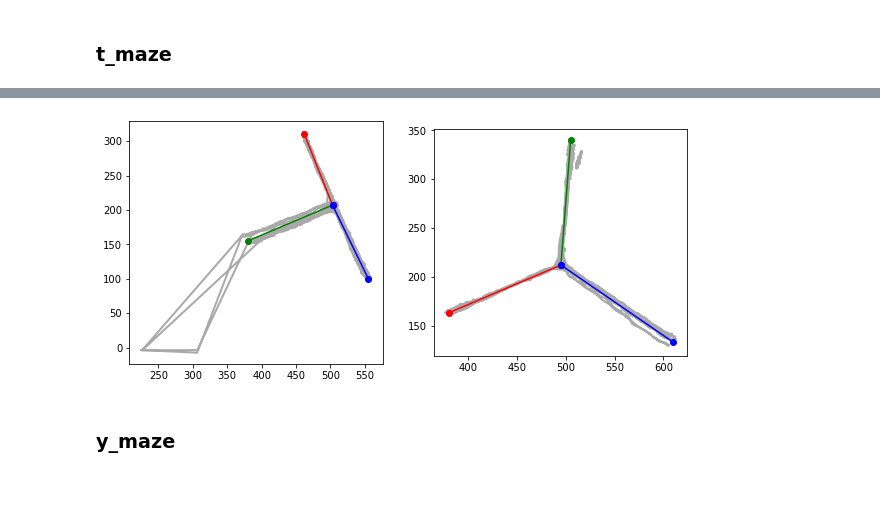
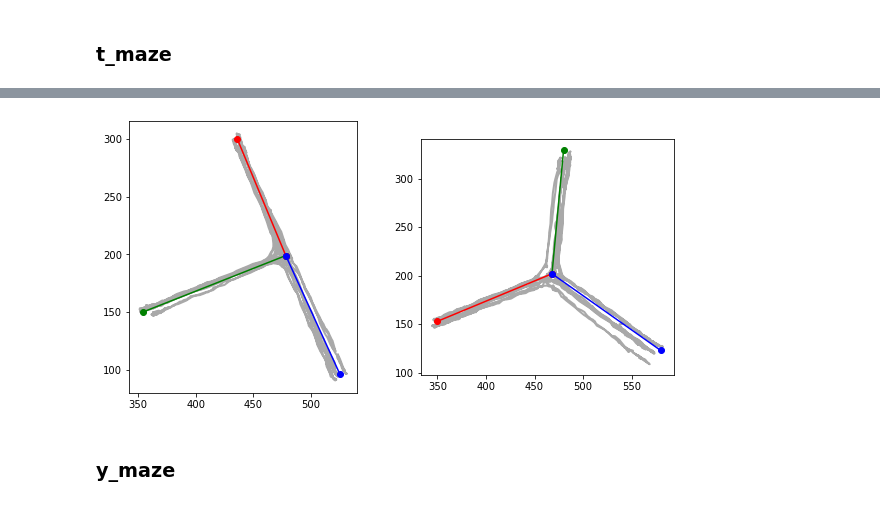
Before and after one commit to cantin-ortiz/cajal_inscopix, a Jupyter notebook: projection_maze.ipynb, the cells around one changed output, grey strips where cells are left out. Drawn from its saved outputs; the diff is of its cells as text; code cells hidden in the pictures.

Commit message:
Almsot final project

```diff
--- a/projection_maze.ipynb
+++ b/projection_maze.ipynb
@@ -17,7 +17,9 @@ import seaborn as sns
 # %%
 # cur_dir = 'C:/Users/cortiz/Projects/inscopix_project_cajal/data/20211204/mouse_02_IL'
 # cur_dir = 'C:/Users/cortiz/Projects/inscopix_project_cajal/data/20211204/mouse_01_CA1'
-cur_dir = 'C:/Users/cortiz/Projects/inscopix_project_cajal/data/20211206/mouse_02_IL'
+# cur_dir = 'C:/Users/cortiz/Projects/inscopix_project_cajal/data/20211206/mouse_02_IL'
+cur_dir = 'C:/Users/cortiz/Projects/inscopix_project_cajal/data/20211206/mouse_01_CA1'
+
 path_table = os.path.join(cur_dir, 'behavior', 'table_cut.csv')
 path_mat_spikes = os.path.join(cur_dir, 'spikes', 'finalSpikesMat.mat')
 # %% [markdown]
@@ -159,33 +123,33 @@ Int64Index([11214, 11215, 11216, 11217, 11218, 11219, 11220, 11221, 11222,
 # %%
-# coords = dict()
-# coords['y_maze'] = {
-#     'x_c': 495,
-#     'y_c': 212,
-#     'x_m': 505,
-#     'y_m': 340,
-#     'x_l': 380,
-#     'y_l': 163,
-#     'x_r': 610,
-#     'y_r': 133
-# }
-# coords['t_maze'] = {
-#     'x_c': 503,
-#     'y_c': 207,
-#     'x_m': 380,
-#     'y_m': 155,
-#     'x_l': 462,
-#     'y_l': 310,
-#     'x_r': 555,
-#     'y_r': 100
-# }
+coords = dict()
+coords['y_maze'] = {
+    'x_c': 468,
+    'y_c': 202,
+    'x_m': 480,
+    'y_m': 330,
+    'x_l': 350,
+    'y_l': 153,
+    'x_r': 580,
+    'y_r': 123
+}
+coords['t_maze'] = {
+    'x_c': 478,
+    'y_c': 199,
+    'x_m': 354,
+    'y_m': 150,
+    'x_l': 436,
+    'y_l': 300,
+    'x_r': 525,
+    'y_r': 96
+}
 
 plt.figure(figsize = (10,5))
 plt.subplot(121)
 plotTrajectoryEnv('t_maze', False)
 plt.subplot(122)
 plotTrajectoryEnv('y_maze', False)
 # %% [output]
-[figure, old version]
+[figure, new version]
 # %% [markdown]
 ### y_maze
 # %% [markdown]
```
Also changed, not shown: parts of 5 cells of this notebook, 2 other files.
